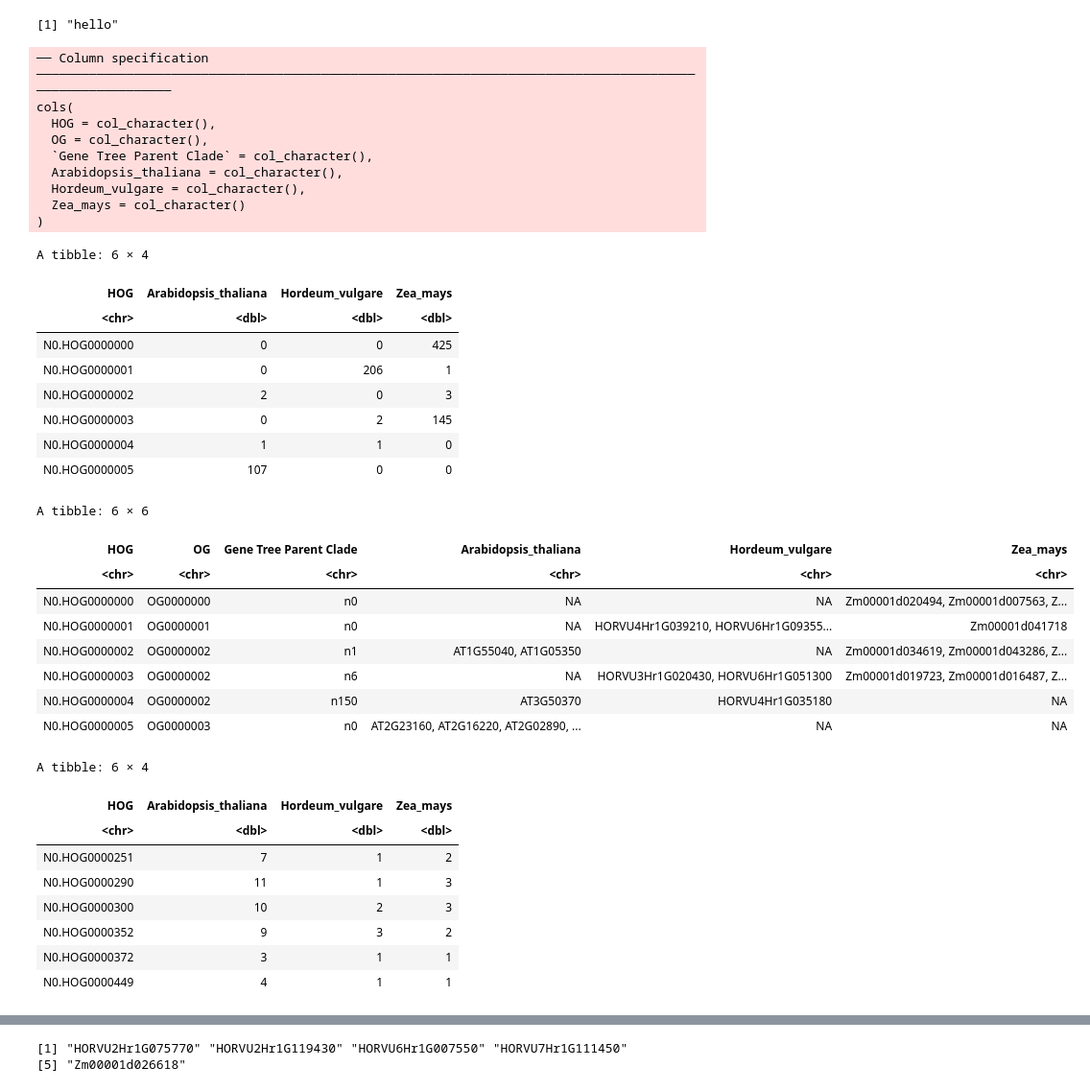
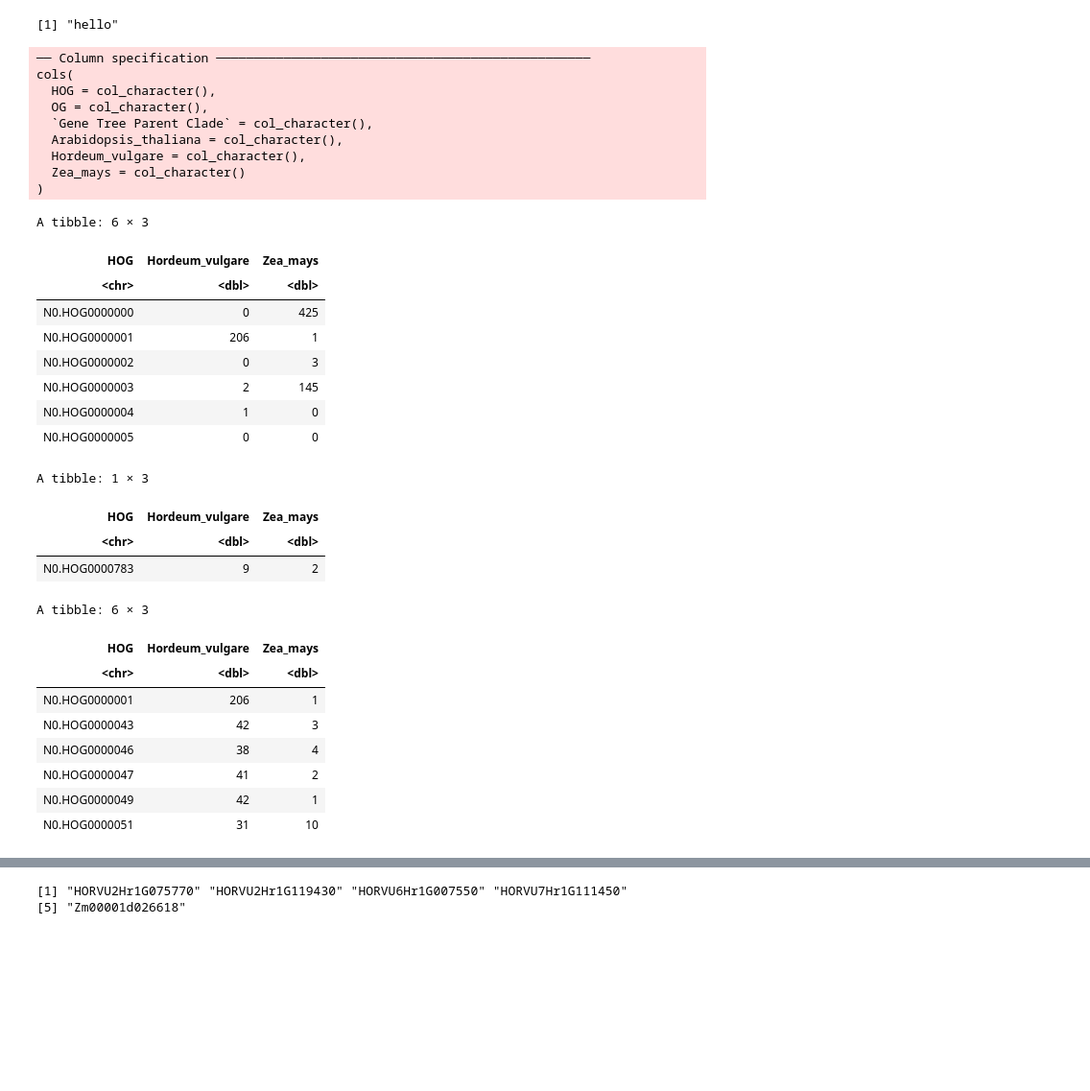
Before and after one commit to tgstoecker/A2TEA.Workflow, a Jupyter notebook: R_expansion.ipynb, the cells around one changed output, grey strips where cells are left out. Shown at 96% size. Drawn from its saved outputs; the diff is of its cells as text; code cells hidden in the pictures; blank space fills up the shorter version.

```diff
--- a/R_expansion.ipynb
+++ b/R_expansion.ipynb
@@ -56,8 +56,10 @@ library(tidyverse)
 #read-in "name", "expanded_in" and "compared_to"
 num = "2"
 name = "Expanded in barley compared to maize"
-expanded_in = "Arabidopsis_thaliana"
-compared_to = c("Hordeum_vulgare", "Zea_mays")
+#expanded_in = "Arabidopsis_thaliana"
+#compared_to = c("Hordeum_vulgare", "Zea_mays")
+expanded_in = "Hordeum_vulgare"
+compared_to = "Zea_mays"
 # %%
 OG.GC <- readr::read_tsv("orthofinder/final-results/Orthogroups/Orthogroups.GeneCount.tsv")
 # %% [output]
@@ -264,7 +266,7 @@ head(HOG_tibble)
 #create "copy" as HOG_tibble is currently modified in the upcoming step
 HOG_tibble_complete <- HOG_tibble
 # %% [output]
-── Column specification ──────────────────────────────────────────────────────────────────────────────────────────────────────────
+── Column specification ──────────────────────────────────────────────────
 cols(
   HOG = col_character(),
   OG = col_character(),
@@ -273,30 +275,26 @@ cols(
   Hordeum_vulgare = col_character(),
   Zea_mays = col_character()
 )
-A tibble: 6 × 4
+A tibble: 6 × 3
-| HOG | Arabidopsis_thaliana | Hordeum_vulgare | Zea_mays |
-| <chr> | <dbl> | <dbl> | <dbl> |
-| N0.HOG0000000 | 0 | 0 | 425 |
-| N0.HOG0000001 | 0 | 206 | 1 |
-| N0.HOG0000002 | 2 | 0 | 3 |
-| N0.HOG0000003 | 0 | 2 | 145 |
-| N0.HOG0000004 | 1 | 1 | 0 |
-| N0.HOG0000005 | 107 | 0 | 0 |
+| HOG | Hordeum_vulgare | Zea_mays |
+| <chr> | <dbl> | <dbl> |
+| N0.HOG0000000 | 0 | 425 |
+| N0.HOG0000001 | 206 | 1 |
+| N0.HOG0000002 | 0 | 3 |
+| N0.HOG0000003 | 2 | 145 |
+| N0.HOG0000004 | 1 | 0 |
+| N0.HOG0000005 | 0 | 0 |
 # %%
 #head(my_tibble)
 #tail(my_tibble)
 #expanded_HOGs
-head(ph_orthogroups)
+#head(ph_orthogroups[])
+HOG_tibble_complete[HOG_tibble_complete$HOG=="N0.HOG0000783",]
 # %% [output]
-A tibble: 6 × 6
+A tibble: 1 × 3
-| HOG | OG | Gene Tree Parent Clade | Arabidopsis_thaliana | Hordeum_vulgare | Zea_mays |
-| <chr> | <chr> | <chr> | <chr> | <chr> | <chr> |
-| N0.HOG0000000 | OG0000000 | n0 | NA | NA | Zm00001d020494, Zm00001d007563, Z... |
-| N0.HOG0000001 | OG0000001 | n0 | NA | HORVU4Hr1G039210, HORVU6Hr1G09355... | Zm00001d041718 |
-| N0.HOG0000002 | OG0000002 | n1 | AT1G55040, AT1G05350 | NA | Zm00001d034619, Zm00001d043286, Z... |
-| N0.HOG0000003 | OG0000002 | n6 | NA | HORVU3Hr1G020430, HORVU6Hr1G051300 | Zm00001d019723, Zm00001d016487, Z... |
-| N0.HOG0000004 | OG0000002 | n150 | AT3G50370 | HORVU4Hr1G035180 | NA |
-| N0.HOG0000005 | OG0000003 | n0 | AT2G23160, AT2G16220, AT2G02890, ... | NA | NA |
+| HOG | Hordeum_vulgare | Zea_mays |
+| <chr> | <dbl> | <dbl> |
+| N0.HOG0000783 | 9 | 2 |
 # %%
 # function has to reduce input dataset; this way each iteration (compared species) is included
 # for all compared species first check for each HOG if expanded species is >= 3*
@@ -325,12 +323,12 @@ for (i in c_t_species) {
     }
 head(expanded_HOGs)
 # %% [output]
-A tibble: 6 × 4
+A tibble: 6 × 3
-| HOG | Arabidopsis_thaliana | Hordeum_vulgare | Zea_mays |
-| <chr> | <dbl> | <dbl> | <dbl> |
-| N0.HOG0000251 | 7 | 1 | 2 |
-| N0.HOG0000290 | 11 | 1 | 3 |
-| N0.HOG0000300 | 10 | 2 | 3 |
-| N0.HOG0000352 | 9 | 3 | 2 |
-| N0.HOG0000372 | 3 | 1 | 1 |
-| N0.HOG0000449 | 4 | 1 | 1 |
+| HOG | Hordeum_vulgare | Zea_mays |
+| <chr> | <dbl> | <dbl> |
+| N0.HOG0000001 | 206 | 1 |
+| N0.HOG0000043 | 42 | 3 |
+| N0.HOG0000046 | 38 | 4 |
+| N0.HOG0000047 | 41 | 2 |
+| N0.HOG0000049 | 42 | 1 |
+| N0.HOG0000051 | 31 | 10 |
```
Also changed, not shown: parts of 10 cells of this notebook, 2 other files.
